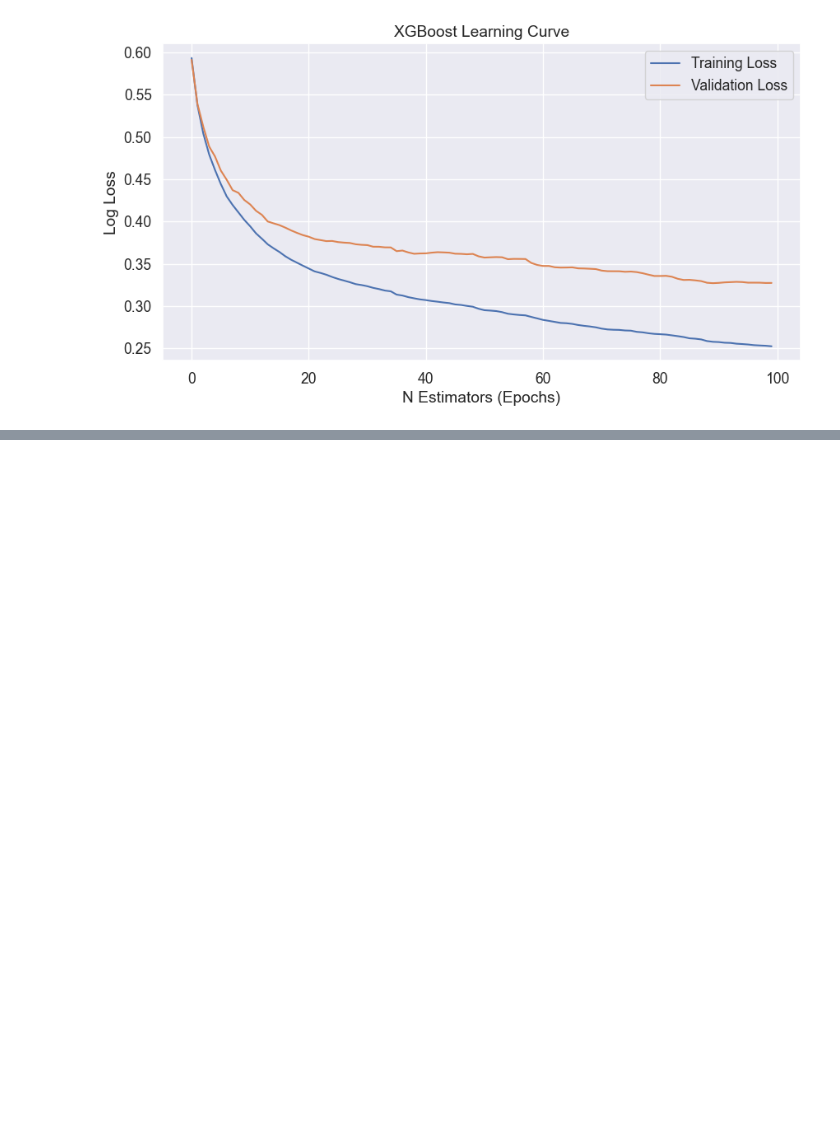
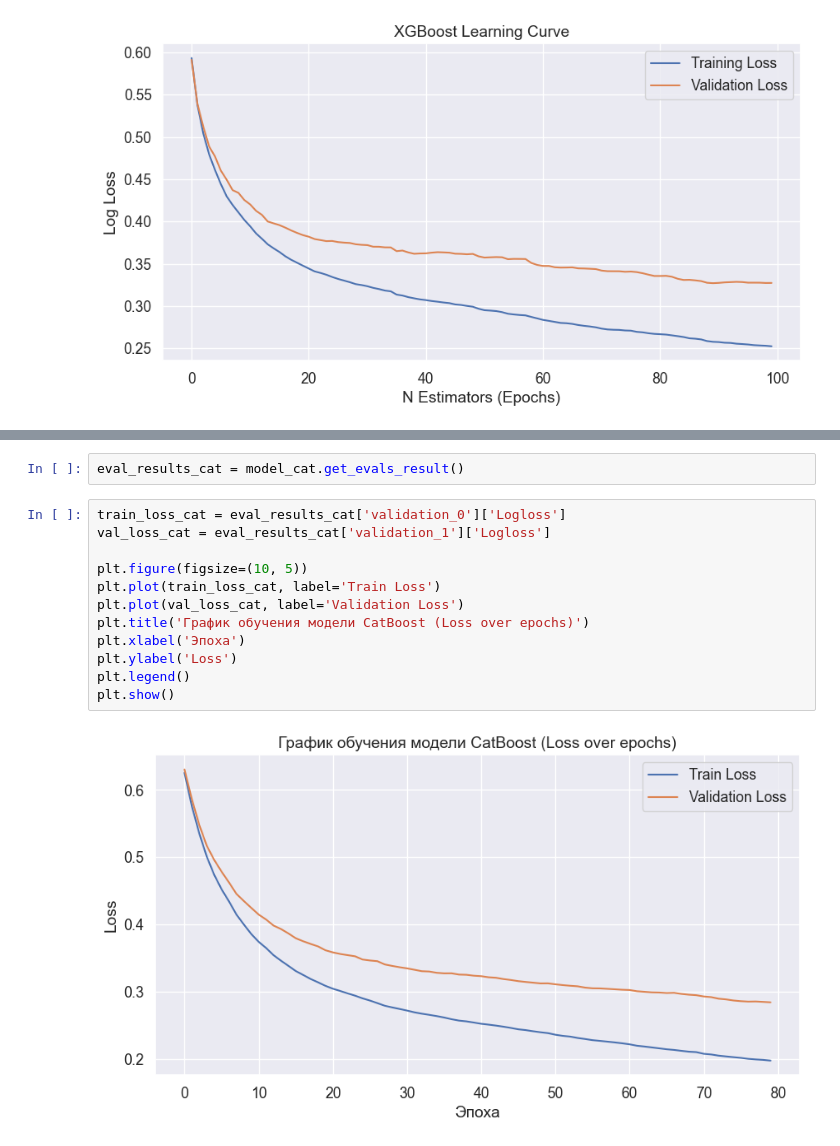
Before and after one commit to NovikovAnton-code/Stroke-Prediction-Course-Work, a Jupyter notebook: Stroke_Prediction.ipynb, the cells around one changed output, grey strips where cells are left out. Drawn from its saved outputs; the diff is of its cells as text; blank space fills up the shorter version.

```diff
--- a/Stroke_Prediction.ipynb
+++ b/Stroke_Prediction.ipynb
@@ -744,0 +818,16 @@ plt.show()
+# %%
+eval_results_cat = model_cat.get_evals_result()
+# %%
+train_loss_cat = eval_results_cat['validation_0']['Logloss']
+val_loss_cat = eval_results_cat['validation_1']['Logloss']
+
+plt.figure(figsize=(10, 5))
+plt.plot(train_loss_cat, label='Train Loss')
+plt.plot(val_loss_cat, label='Validation Loss')
+plt.title('График обучения модели CatBoost (Loss over epochs)')
+plt.xlabel('Эпоха')
+plt.ylabel('Loss')
+plt.legend()
+plt.show()
+# %% [output]
+[figure, added]
```
Also changed, not shown: parts of 12 cells of this notebook.
